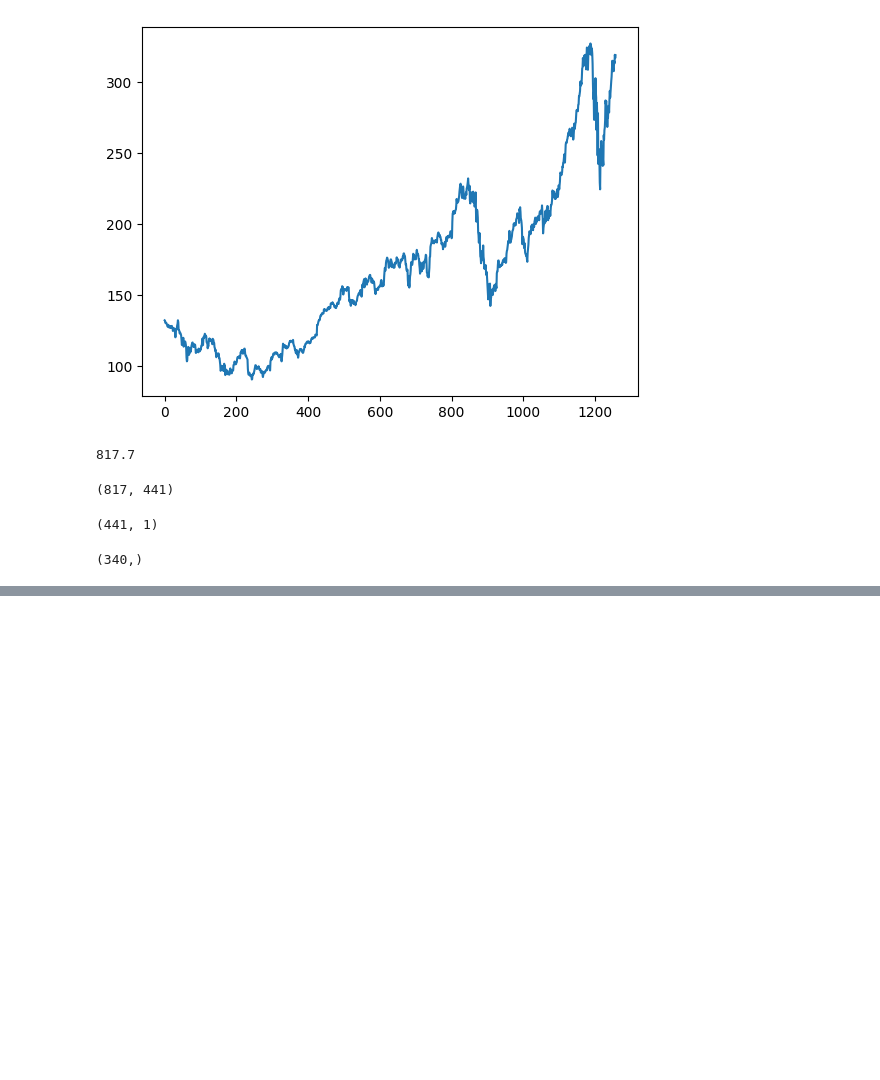
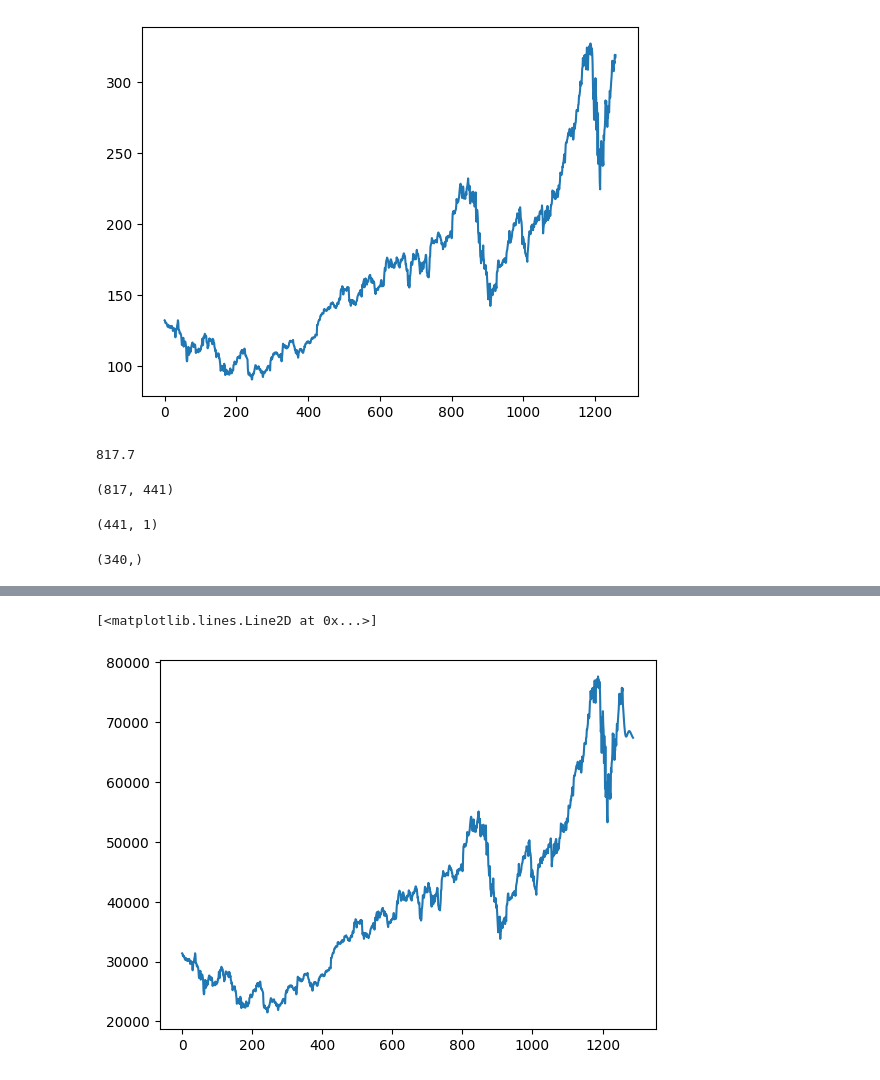
Before and after one commit to abdullahsakib/Stock-Market, a Jupyter notebook: Stock_Market_Forecasting.ipynb, the cells around one changed output, grey strips where cells are left out. Drawn from its saved outputs; the diff is of its cells as text; code cells hidden in the pictures; blank space fills up the shorter version.

```diff
--- a/Stock_Market_Forecasting.ipynb
+++ b/Stock_Market_Forecasting.ipynb
@@ -173,0 +261,6 @@ plt.show()
+# %%
+df3=scaler.inverse_transform(df3).tolist()
+plt.plot(df3)
+# %% [output]
+[<matplotlib.lines.Line2D at 0x...>]
+[figure, added]
```
Also changed, not shown: parts of 18 cells of this notebook.
